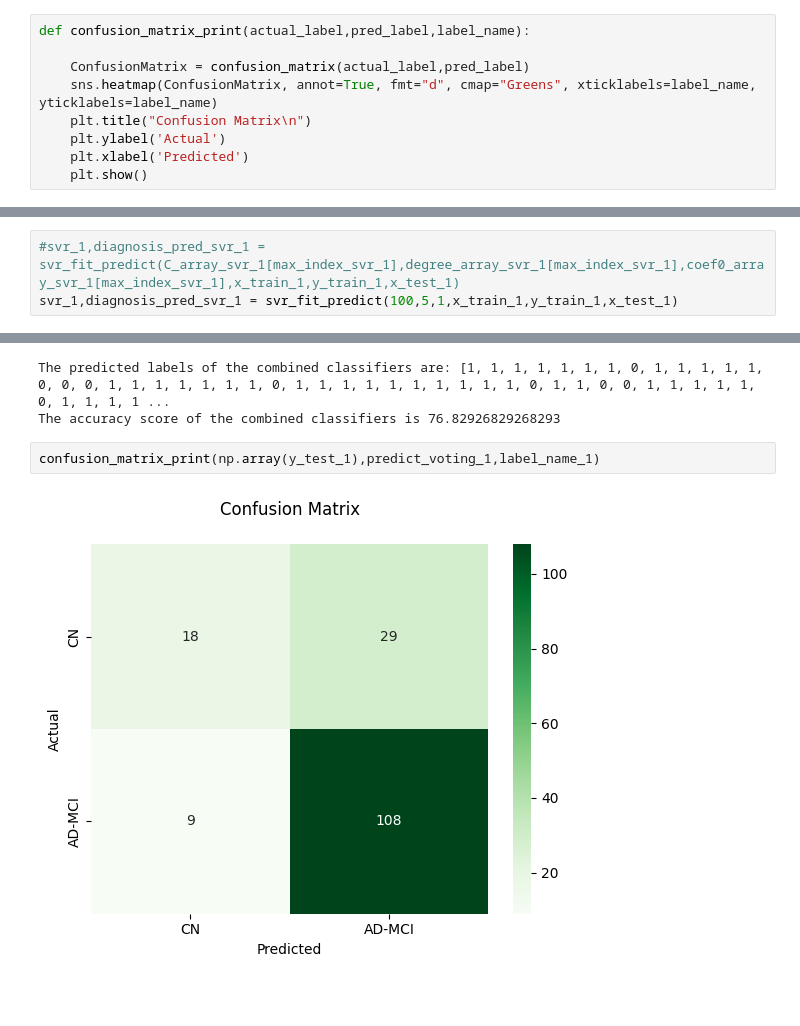
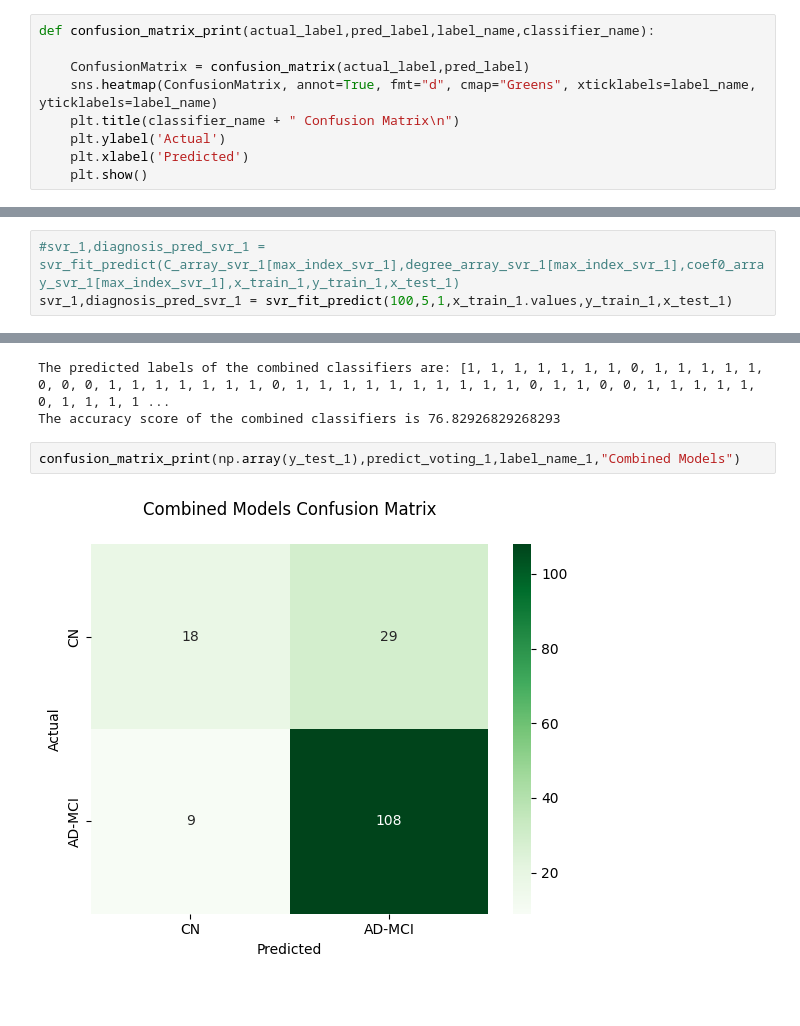
Before and after one commit to salma-ehab/Classification-Approach-of-AlZheimer-s-by-MRI-Imaging-Gene-Detection-Automatic-Speech-Recognition, a Jupyter notebook: Gene/Classification/adni-classification.ipynb, the cells around one changed output, grey strips where cells are left out. Saved outputs shown, nothing was run; the diff lists cells and outputs as text.

```diff
--- a/Gene/Classification/adni-classification.ipynb
+++ b/Gene/Classification/adni-classification.ipynb
@@ -170,11 +172,11 @@ def get_accuracy(y_test,diagnosis_pred):
     actual_label = np.array(y_test)
     print("The accuracy score is:",accuracy_score(actual_label, diagnosis_pred)*100)
 # %%
-def confusion_matrix_print(actual_label,pred_label,label_name):
+def confusion_matrix_print(actual_label,pred_label,label_name,classifier_name):
 
     ConfusionMatrix = confusion_matrix(actual_label,pred_label)
     sns.heatmap(ConfusionMatrix, annot=True, fmt="d", cmap="Greens", xticklabels=label_name, yticklabels=label_name)
-    plt.title("Confusion Matrix\n")
+    plt.title(classifier_name + " Confusion Matrix\n")
     plt.ylabel('Actual')
     plt.xlabel('Predicted')
     plt.show()
@@ -245,7 +279,7 @@ print("The degree at the maximum index is: ",degree_array_svr_1[max_index_svr_1]
 print("The coef at the maximum index is: ",coef0_array_svr_1[max_index_svr_1])
 # %%
 #svr_1,diagnosis_pred_svr_1 = svr_fit_predict(C_array_svr_1[max_index_svr_1],degree_array_svr_1[max_index_svr_1],coef0_array_svr_1[max_index_svr_1],x_train_1,y_train_1,x_test_1)
-svr_1,diagnosis_pred_svr_1 = svr_fit_predict(100,5,1,x_train_1,y_train_1,x_test_1)
+svr_1,diagnosis_pred_svr_1 = svr_fit_predict(100,5,1,x_train_1.values,y_train_1,x_test_1)
 # %%
 get_accuracy(y_test_1,diagnosis_pred_svr_1)
 # %% [output]
@@ -431,9 +481,9 @@ print("The accuracy score of the combined classifiers is",accuracy_score(np.arra
 The predicted labels of the combined classifiers are: [1, 1, 1, 1, 1, 1, 1, 0, 1, 1, 1, 1, 1, 0, 0, 0, 1, 1, 1, 1, 1, 1, 1, 0, 1, 1, 1, 1, 1, 1, 1, 1, 1, 1, 0, 1, 1, 0, 0, 1, 1, 1, 1, 1, 0, 1, 1, 1, 1 ...
 The accuracy score of the combined classifiers is 76.82926829268293
 # %%
-confusion_matrix_print(np.array(y_test_1),predict_voting_1,label_name_1)
+confusion_matrix_print(np.array(y_test_1),predict_voting_1,label_name_1,"Combined Models")
 # %% [output]
-[figure, old version]
+[figure, new version]
 # %% [markdown]
 #
 # %% [markdown]
```
Also changed, not shown: parts of 15 cells of this notebook.
